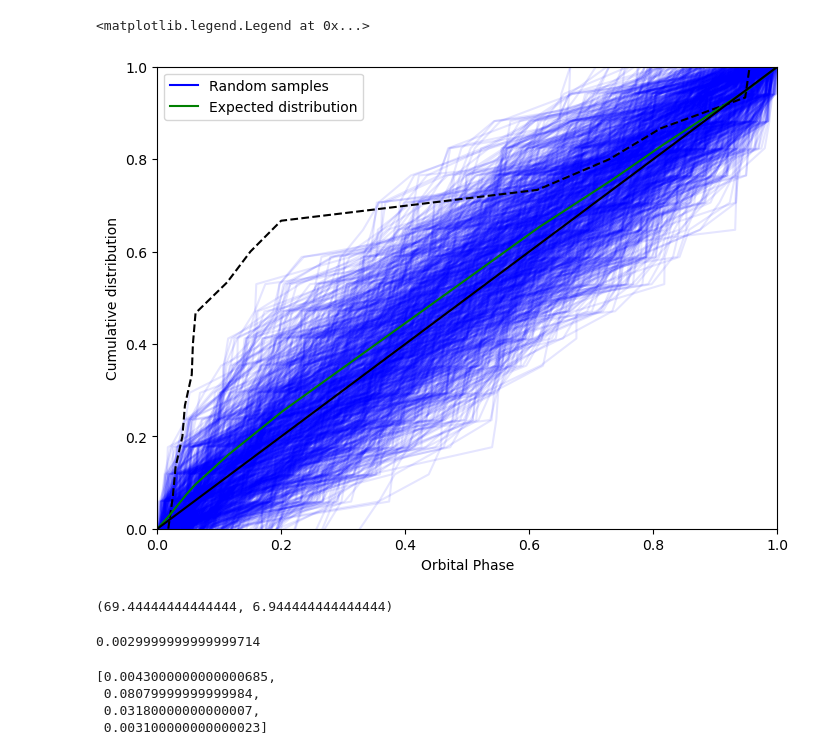
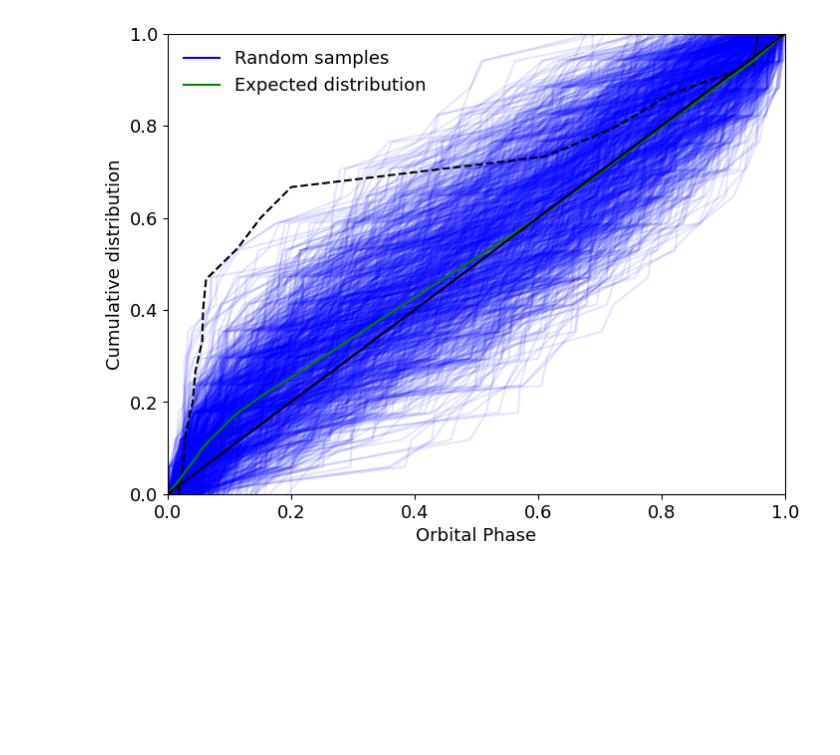
Before and after one commit to ekaterinailin/hip67522-spi, a Jupyter notebook: phase_coverage.ipynb, the cells around one changed output. Drawn from its saved outputs; the diff is of its cells as text; code cells hidden in the pictures; blank space fills up the shorter version.

```diff
--- a/phase_coverage.ipynb
+++ b/phase_coverage.ipynb
@@ -2,16 +2,18 @@
 import numpy as np
 import matplotlib.pyplot as plt
 
-from astropy.io import fits
-import glob
+from scipy.stats import kstest
+
+from scipy import interpolate
+
+import pandas as pd
 
 
-from scipy import interpolate
 from funcs.ad import sample_AD_for_custom_distribution, get_pvalue_from_AD_statistic
+from funcs.helper import get_tess_orbital_phases, get_cheops_orbital_phases
 
-import lightkurve as lk
-
-import pandas as pd
+# set default matplotlib fontsize to 13
+plt.rcParams.update({'font.size': 13})
 
 def get_observed_phases(p, lcs, cadences, qcs, phaseshift=0.):
     """Takes
@@ -227,0 +158,11 @@ lcs
+# %%
+
+
+# COMBINE ALL OBSERVED PHASES ------------------------------------------------------------
+
+lcs = tess_phases.copy()
+lcs.append(np.sort(cheops_phases))
+
+# ----------------------------------------------------------------------------------------
+
+lcs
@@ -447,48 +298,34 @@ TESS+CHEOPS: 0.15159662337119817, 0.17928635091400993, 0.06451225110086192
 samples = np.load("samples.npy")
 
 samples.shape
 
 # plot a random subset of the samples as a cumulative histogram
 plt.figure(figsize=(8,6))
 for i in range(1000):
     plt.plot(np.sort(samples[i]), np.linspace(0,1,len(samples[i])), alpha=0.1, color="blue")
 plt.plot(np.sort(pss), np.linspace(0,1,len(pss)), "k--")
 
 # plot f(p) as a green line
 f = interpolate.interp1d(p, cum_n_exp, fill_value="extrapolate")
 ph = np.linspace(0,1,1000)
 plt.plot(ph, f(ph), c="green")
 
 # plot the 1-1 line
 plt.plot(np.linspace(0,1,100), np.linspace(0,1,100), "k")
 
 plt.xlim(0,1)
 plt.ylim(0,1)
 
 plt.ylabel("Cumulative distribution")
 plt.xlabel("Orbital Phase")
 
 # make legend handles with 1D line objects
 import matplotlib.lines as mlines
 blue_line = mlines.Line2D([], [], color='blue', label='Random samples')
 green_line = mlines.Line2D([], [], color='green', label='Expected distribution')
 black_line = mlines.Line2D([], [], color="k", label="1-1 line")
-plt.legend(handles=[blue_line, green_line])
+plt.legend(handles=[blue_line, green_line], frameon=False)
+
+plt.savefig(f"../plots/adtest/samples_cumhist.png")
 # %% [output]
-<matplotlib.legend.Legend at 0x...>
-[figure, old version]
+[figure, new version]
-# %%
-1e5/60/24, 1e4/60/24
-# %% [output]
-(69.44444444444444, 6.944444444444444)
-# %%
-(100-99.7)/100
-# %% [output]
-0.0029999999999999714
-# %%
-pvals
-# %% [output]
-[0.0043000000000000685,
- 0.08079999999999984,
- 0.03180000000000007,
- 0.003100000000000023]
```
Also changed, not shown: parts of 17 cells of this notebook, 1 other file.
